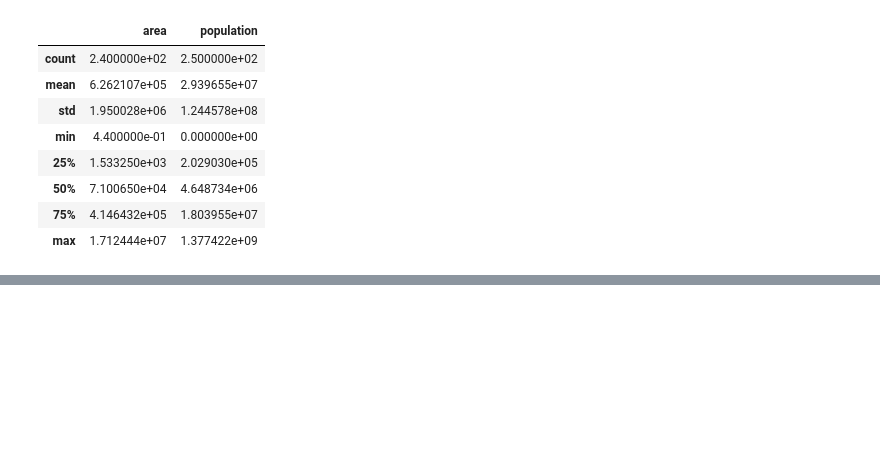
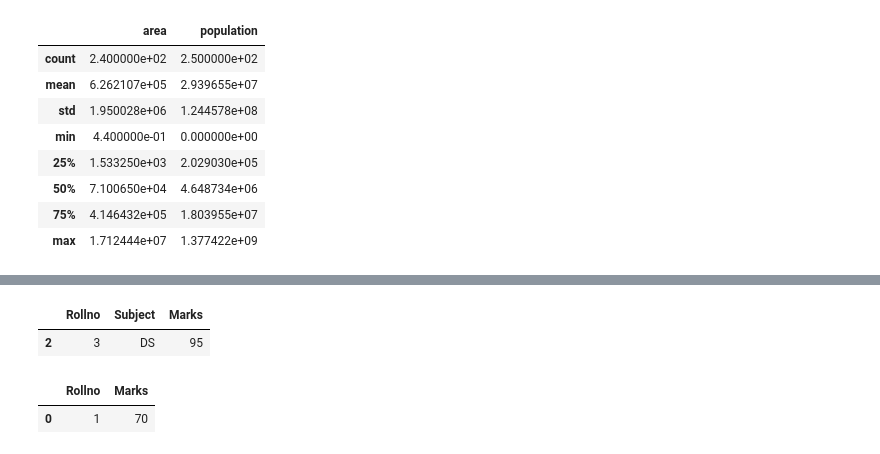
Before and after one commit to srikanth-neelam/DS_21_MAR_2019, a Jupyter notebook: PandasDemo.ipynb, the cells around one changed output, grey strips where cells are left out. Saved outputs shown, nothing was run; the diff lists cells and outputs as text; code cells hidden in the pictures; blank space fills up the shorter version.

```diff
--- a/PandasDemo.ipynb
+++ b/PandasDemo.ipynb
@@ -358,0 +415,3 @@ cdf[ ['area','population']].describe()
+# %%
+highmarks = marks['Marks'] > 80
+dssubject = marks['Subject'] == 'DS'
@@ -358,0 +431,11 @@ cdf[ ['area','population']].describe()
+# %%
+marks.loc[(highmarks & dssubject), :]
+# %% [output]
+|  | Rollno | Subject | Marks |
+| 2 | 3 | DS | 95 |
+# %%
+# Boolean indexing for col labels
+marks.loc[ [True,False], [True,False,True]]
+# %% [output]
+|  | Rollno | Marks |
+| 0 | 1 | 70 |
```
Also changed, not shown: parts of 15 cells of this notebook, 2 other files.
